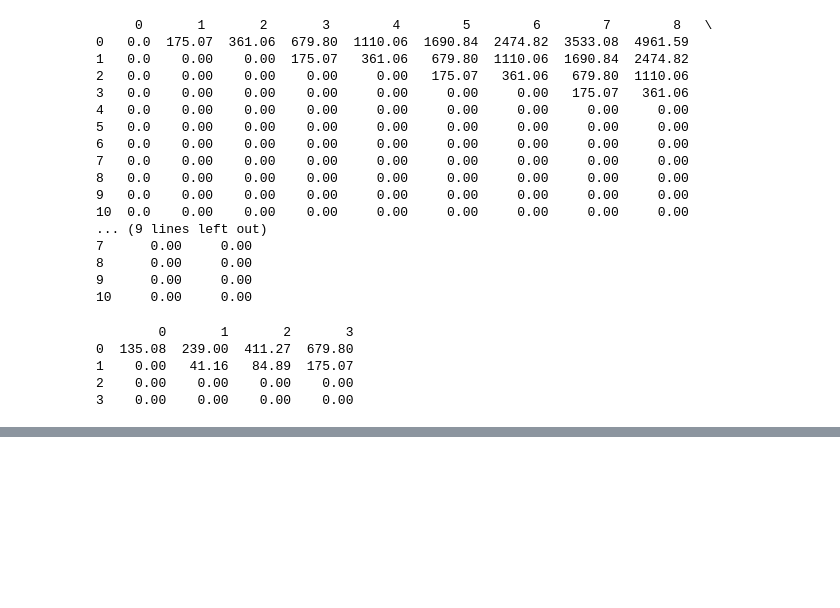
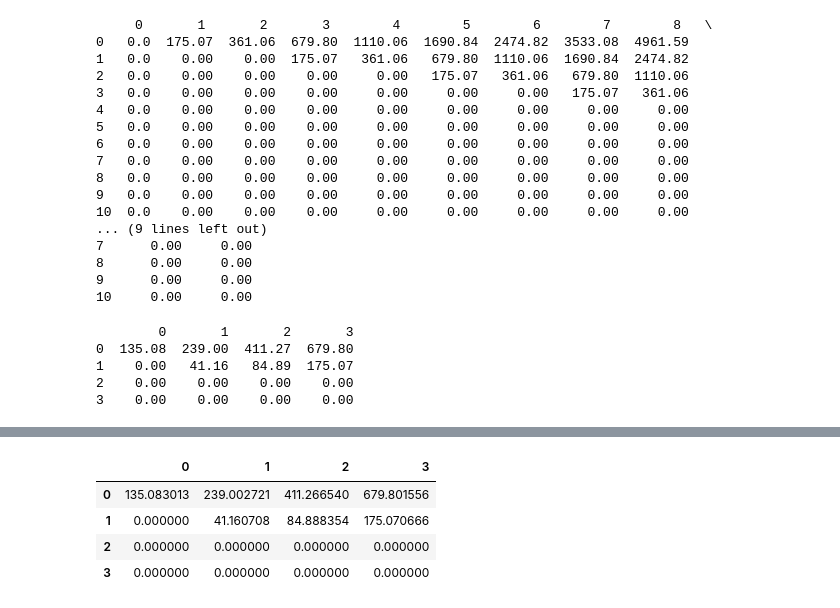
Before and after one commit to samon3869/FinancialBigDataAnalyst, a Jupyter notebook: 옵션가치평가.ipynb, the cells around one changed output, grey strips where cells are left out. Cells and saved outputs as stored; diff of their text form; code cells hidden in the pictures; blank space fills up the shorter version.

```diff
--- a/옵션가치평가.ipynb
+++ b/옵션가치평가.ipynb
@@ -288,12 +288,12 @@ print(pd.DataFrame(V).round(2))
 
 # (1) 가득기간 이전 옵션가치 트리 초기화
 #     크기: (vest_step+1) × (vest_step+1)
-v_before_vest = np.zeros([vest_step+1, vest_step+1])
+V_before_vest = np.zeros([vest_step+1, vest_step+1])
 
 # (2) 가득기간 시점(vest_step)의 옵션가치를 복사
 #     → 가득기간 이후에 계산된 V값을 가져와서
 #       가득기간 이전 트리의 "만기값"처럼 설정
-v_before_vest[:, vest_step] = V[:vest_step+1, vest_step]
+V_before_vest[:, vest_step] = V[:vest_step+1, vest_step]
 
 # (3) 역산 (Backward Induction)
 #     가득기간 이전에는 조기행사 불가(유럽형 옵션처럼 행동)
@@ -301,13 +301,13 @@ v_before_vest[:, vest_step] = V[:vest_step+1, vest_step]
 for node in range(vest_step-1, -1, -1):           # 노드 인덱스 (거꾸로)
     for time in range(vest_step-1, node-1, -1):   # 해당 시점부터 내려가며
         if time >= node:
-            v_before_vest[node, time] = disc * (
-                p * v_before_vest[node, time+1]        # 상승 경로 가치
-                + (1-p) * v_before_vest[node+1, time+1]  # 하락 경로 가치
+            V_before_vest[node, time] = disc * (
+                p * V_before_vest[node, time+1]        # 상승 경로 가치
+                + (1-p) * V_before_vest[node+1, time+1]  # 하락 경로 가치
             )
 
 # (4) 결과 출력 (소수점 둘째자리 반올림)
-print(pd.DataFrame(v_before_vest).round(2))
+print(pd.DataFrame(V_before_vest).round(2))
 # %% [output]
         0       1       2       3
 0  135.08  239.00  411.27  679.80
@@ -316,0 +319,76 @@ print(pd.DataFrame(v_before_vest).round(2))
+# %%
+import numpy as np
+import pandas as pd
+
+# 기본 파라미터 설정
+S0 = 500
+K = 550
+T = 10
+r = 0.05
+q = 0
+sigma = 0.3
+N = 10
+
+# 이항모형 파라미터
+dt = T/N
+u = np.exp(sigma * np.sqrt(dt))
+d = 1/u
+R = np.exp((r-q)*dt)
+disc = np.exp(-r * dt)
+p = (R-d) / (u-d)
+
+# ESO 조건
+vest_step = int(3/dt)
+barrier = 650
+m_mult = 1.5
+
+# 주가트리 생성
+S = np.zeros((N+1, N+1))
+
+for time in range(N+1):
+    for down_moves in range(time+1):
+        S[down_moves, time] = S0 * u**(time - down_moves) * d**down_moves
+
+# 옵션가치 트리 생성
+V = np.zeros((N+1, N+1))
+
+# 만기시점 가격 설정
+V[:N+1,N] = np.where((S[:N+1,N] >= barrier),
+                     S[:N+1,N] - K,
+                     0)
+
+# 역산
+for time in range(N-1, -1, -1):
+    for node in range(time+1):
+
+        if S[node, time] < barrier:
+            V[node, time] = 0
+
+        else:
+            if S[node, time] >= m_mult * K:
+                V[node, time] = max(S[node, time] - K, 0)
+
+            else:
+                V[node, time] = disc * (
+                    p * V[node, time+1]
+                    + (1-p) * V[node+1, time+1]
+                )
+
+# 가득기간 이전
+V_before_vest = np.zeros((vest_step+1, vest_step+1))
+V_before_vest[:, vest_step] = V[:vest_step+1, vest_step]
+
+for time in range(vest_step-1, -1, -1):
+    for node in range(time+1):
+        V_before_vest[node, time] = disc * (
+            p * V_before_vest[node, time+1]
+            + (1-p) * V_before_vest[node+1, time+1]
+        )
+
+pd.DataFrame(V_before_vest)
+# %% [output]
+|  | 0 | 1 | 2 | 3 |
+| 0 | 135.083013 | 239.002721 | 411.266540 | 679.801556 |
+| 1 | 0.000000 | 41.160708 | 84.888354 | 175.070666 |
+| 2 | 0.000000 | 0.000000 | 0.000000 | 0.000000 |
+| 3 | 0.000000 | 0.000000 | 0.000000 | 0.000000 |
```
Also changed, not shown: parts of 1 cell of this notebook, 13 other files.
